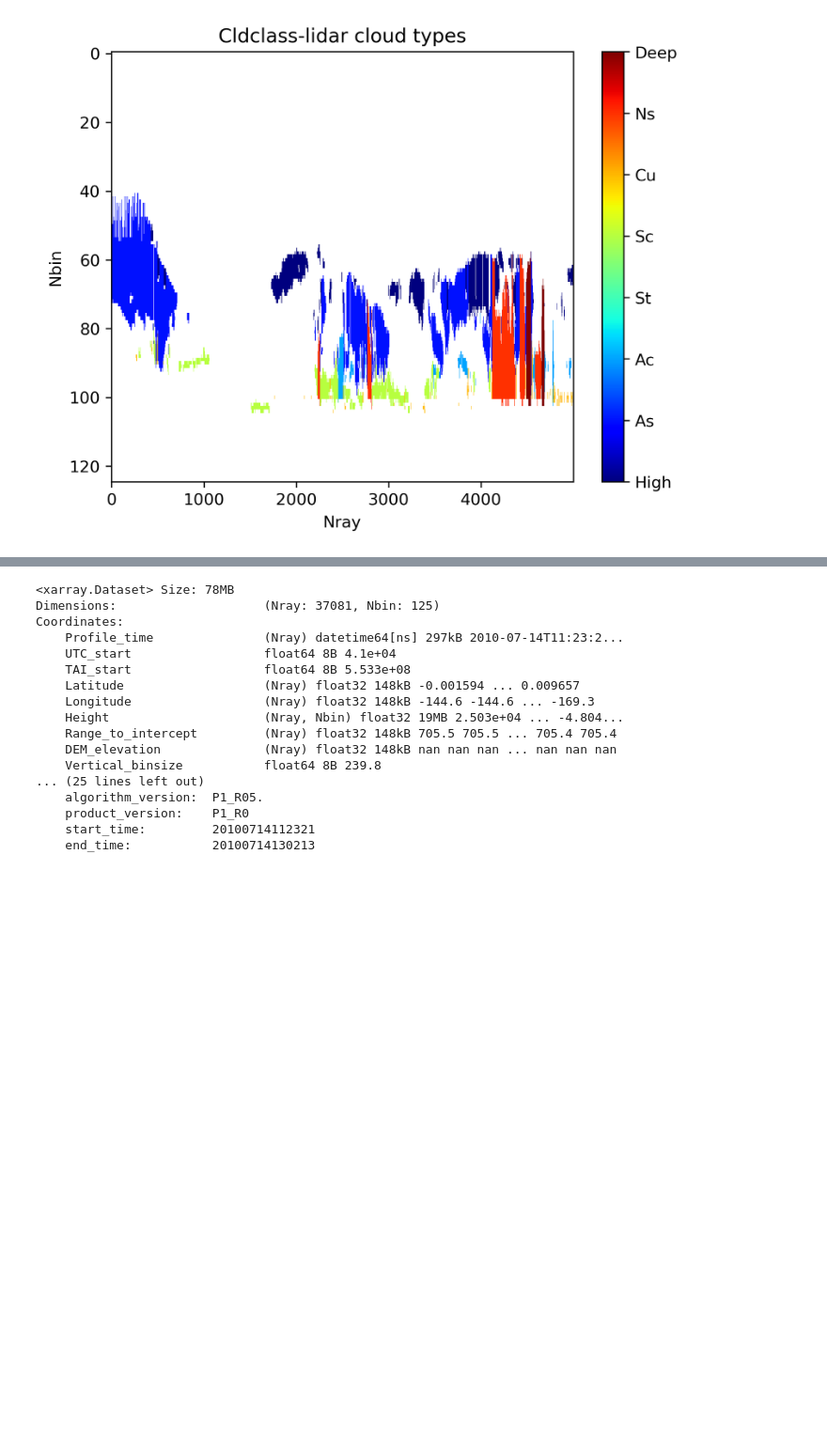
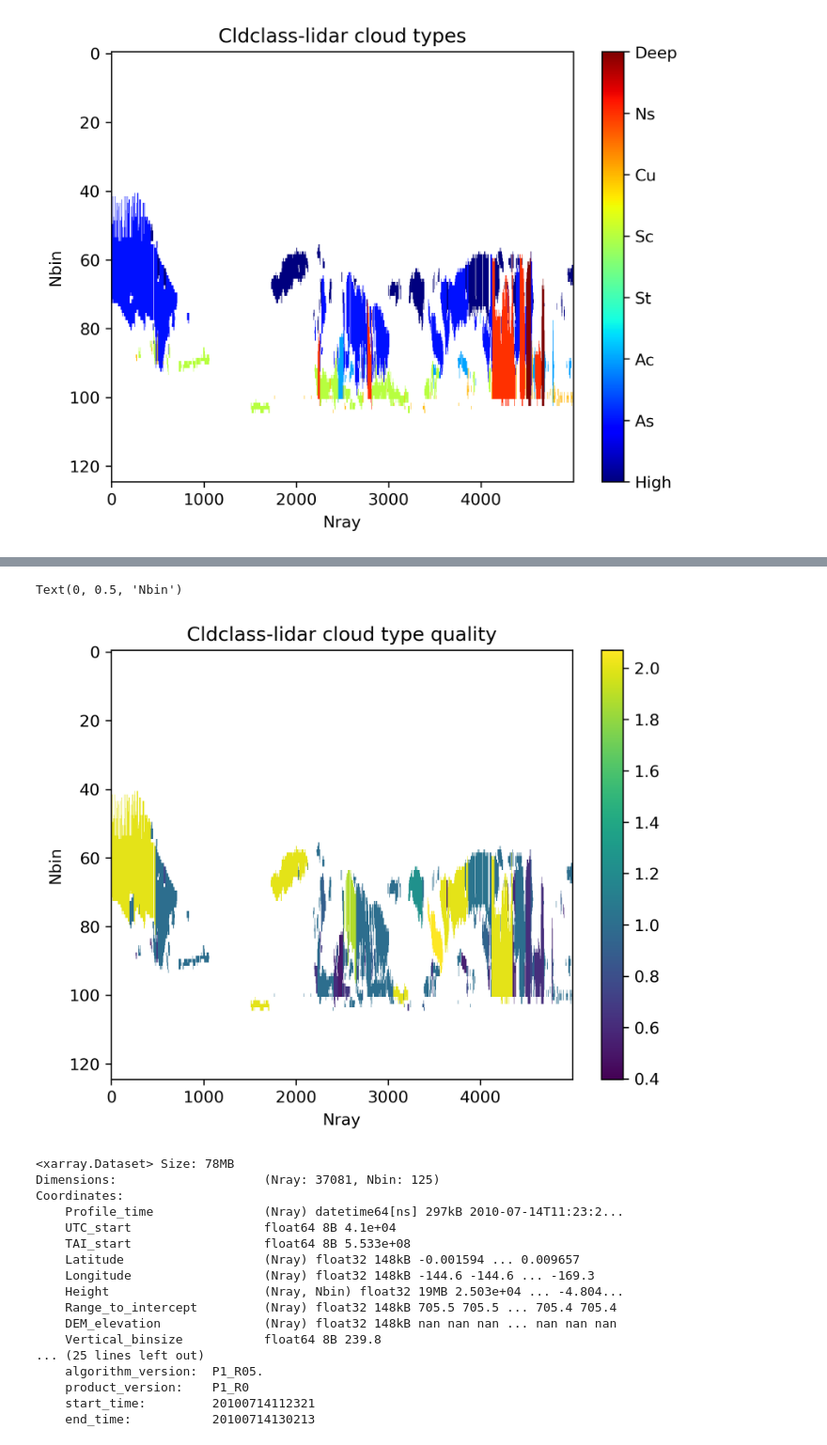
Before and after one commit to w-k-jones/CloudSatiPy, a Jupyter notebook: examples/reconstruct_cloudmask.ipynb, the cells around one changed output, grey strips where cells are left out. Shown at 94% size. Cells and saved outputs as stored; diff of their text form; code cells hidden in the pictures; blank space fills up the shorter version.

```diff
--- a/examples/reconstruct_cloudmask.ipynb
+++ b/examples/reconstruct_cloudmask.ipynb
@@ -40,9 +40,12 @@ def construct_cloud_type_mask(cldclass_ds):
     cloud_type_mask = xr.DataArray(
         np.zeros_like(cldclass_ds.Height.values), cldclass_ds.Height.coords, cldclass_ds.Height.dims
     )
+    cloud_type_quality = xr.DataArray(
+        np.zeros_like(cldclass_ds.Height.values), cldclass_ds.Height.coords, cldclass_ds.Height.dims
+    )
 
     for cloud_layer in cldclass_ds.Ncloud.values:
-        if np.any(ds.CloudLayerType[cloud_layer]).item():
+        if np.any(cldclass_ds.CloudLayerType[cloud_layer]).item():
             raveled_idx, n_cloud_bins = get_layer_indices(
                 cldclass_ds.Height,
                 cldclass_ds.CloudLayerTop[...,cloud_layer],
@@ -50,6 +53,9 @@ def construct_cloud_type_mask(cldclass_ds):
             )
             cloud_type_mask.data.ravel()[raveled_idx] = np.repeat(
                 cldclass_ds.CloudLayerType[...,cloud_layer].values, n_cloud_bins
+            )
+            cloud_type_quality.data.ravel()[raveled_idx] = np.repeat(
+                cldclass_ds.CloudTypeQuality[...,cloud_layer].values, n_cloud_bins
             )
         else:
             break
@@ -60,7 +66,12 @@ def construct_cloud_type_mask(cldclass_ds):
 
     cloud_type_mask = cloud_type_mask.assign_attrs(attrs)
 
-    return cloud_type_mask
+    quality_attrs = cldclass_ds.CloudTypeQuality.attrs.copy()
+
+    cloud_type_quality = cloud_type_quality.assign_attrs(quality_attrs)
+    cloud_type_quality[...,0] = 0
+
+    return cloud_type_mask, cloud_type_quality
 
 
 def find_nearest_height_bins(heights, layer_height):
@@ -87,7 +98,7 @@ def repeat_ranges(n_repeats):
     repeat_range = np.cumsum(repeat_range)-1
     return repeat_range
 # %%
-cloud_type_mask = construct_cloud_type_mask(ds)
+cloud_type_mask, cloud_type_quality = construct_cloud_type_mask(ds)
 # %%
 cloud_type_mask
 # %% [output]
@@ -127 +158,15 @@ Text(0, 0.5, 'Nbin')
+# %%
+plt.figure(dpi=300)
+plt.imshow(
+    ma.array(cloud_type_quality.values.T, mask=cloud_type_mask.values.T==0)[:, 10000:15000],
+    aspect="auto", interpolation="nearest"
+)
+cbar = plt.colorbar()
+
+plt.title("Cldclass-lidar cloud type quality")
+plt.xlabel("Nray")
+plt.ylabel("Nbin")
+# %% [output]
+Text(0, 0.5, 'Nbin')
+[figure, added]
 # %%
```
Also changed, not shown: parts of 10 cells of this notebook, 2 other files.
